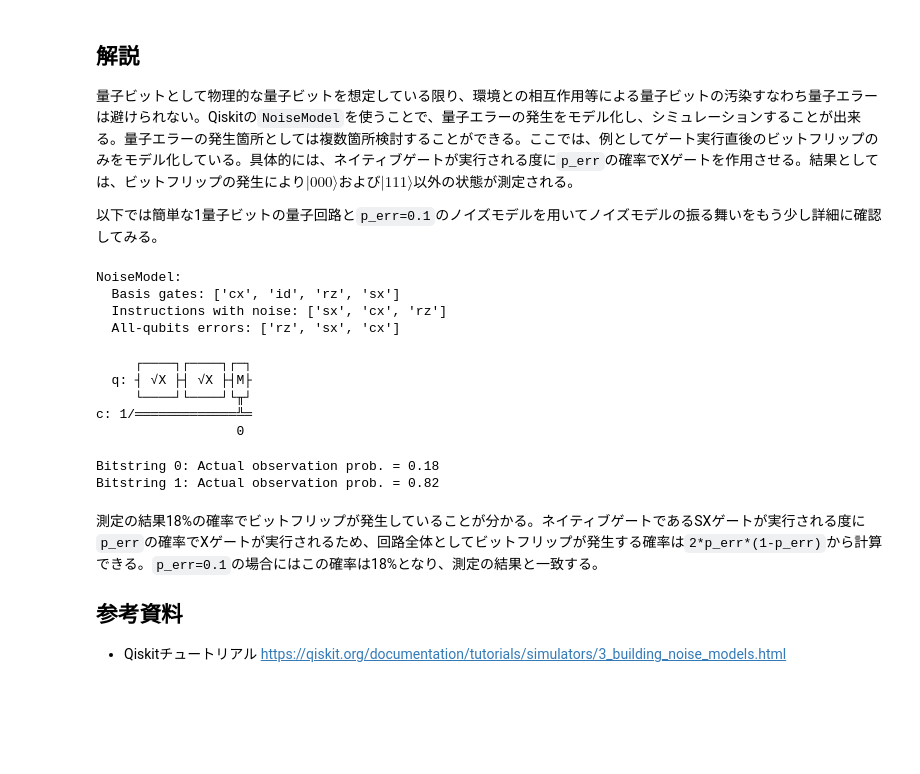
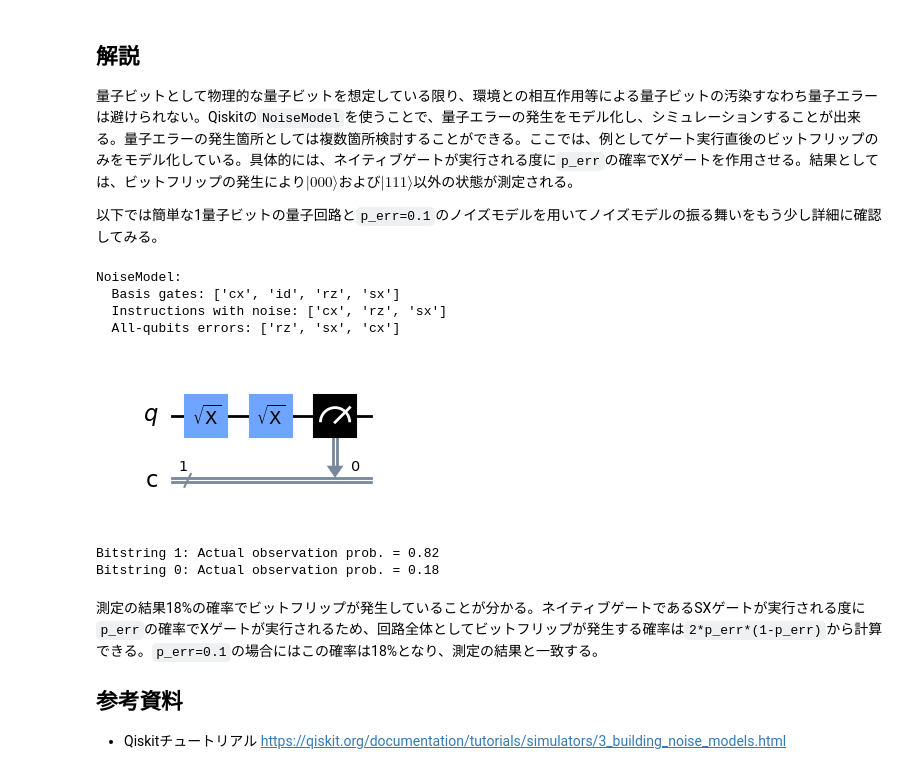
Before and after one commit to lambda-knight/quantum-100knocks, a Jupyter notebook: reviewing/Q_012.ipynb, the cells around one changed output. Saved outputs shown, nothing was run; the diff lists cells and outputs as text; code cells hidden in the pictures; blank space fills up the shorter version.

```diff
--- a/reviewing/Q_012.ipynb
+++ b/reviewing/Q_012.ipynb
@@ -67,33 +71,29 @@ Bitstring 100: Actual observation prob. = 0.01
 # %%
 noise_model = create_noise_model(p_err=0.1)
 print(noise_model)
 
 qc = QuantumCircuit(1, 1)
-qc.x(0)
-qc.measure(0, 0)
+qc.x(qubit=0)
+qc.measure(qubit=0, cbit=0)
 
 qc_transpiled = transpile(circuits=qc, basis_gates=noise_model.basis_gates)
-display(qc_transpiled.draw())
+display(qc_transpiled.draw(output="mpl"))
 
 shots = 100000
-counts = sim.run(qc_transpiled,
+counts = sim.run(circuits=qc_transpiled,
                  shots=shots,
                  noise_model=noise_model).result().get_counts()
 for bitstring, count in counts.items():
     print(f"Bitstring {bitstring}: "
-          f"Actual observation prob. = {np.round(count/shots, 2)}")
+          f"Actual observation prob. = {np.round(count/shots, decimals=2)}")
 # %% [output]
 NoiseModel:
   Basis gates: ['cx', 'id', 'rz', 'sx']
-  Instructions with noise: ['sx', 'cx', 'rz']
+  Instructions with noise: ['cx', 'rz', 'sx']
   All-qubits errors: ['rz', 'sx', 'cx']
+[figure, added]
-     ┌────┐┌────┐┌─┐
-  q: ┤ √X ├┤ √X ├┤M├
-     └────┘└────┘└╥┘
-c: 1/═════════════╩═
-                  0
+Bitstring 1: Actual observation prob. = 0.82
+Bitstring 0: Actual observation prob. = 0.18
-Bitstring 0: Actual observation prob. = 0.18
-Bitstring 1: Actual observation prob. = 0.82
 # %% [markdown]
 測定の結果18%の確率でビットフリップが発生していることが分かる。ネイティブゲートであるSXゲートが実行される度に`p_err`の確率でXゲートが実行されるため、回路全体としてビットフリップが発生する確率は`2*p_err*(1-p_err)`から計算できる。`p_err=0.1`の場合にはこの確率は18%となり、測定の結果と一致する。
 
```
Also changed, not shown: parts of 1 cell of this notebook.
